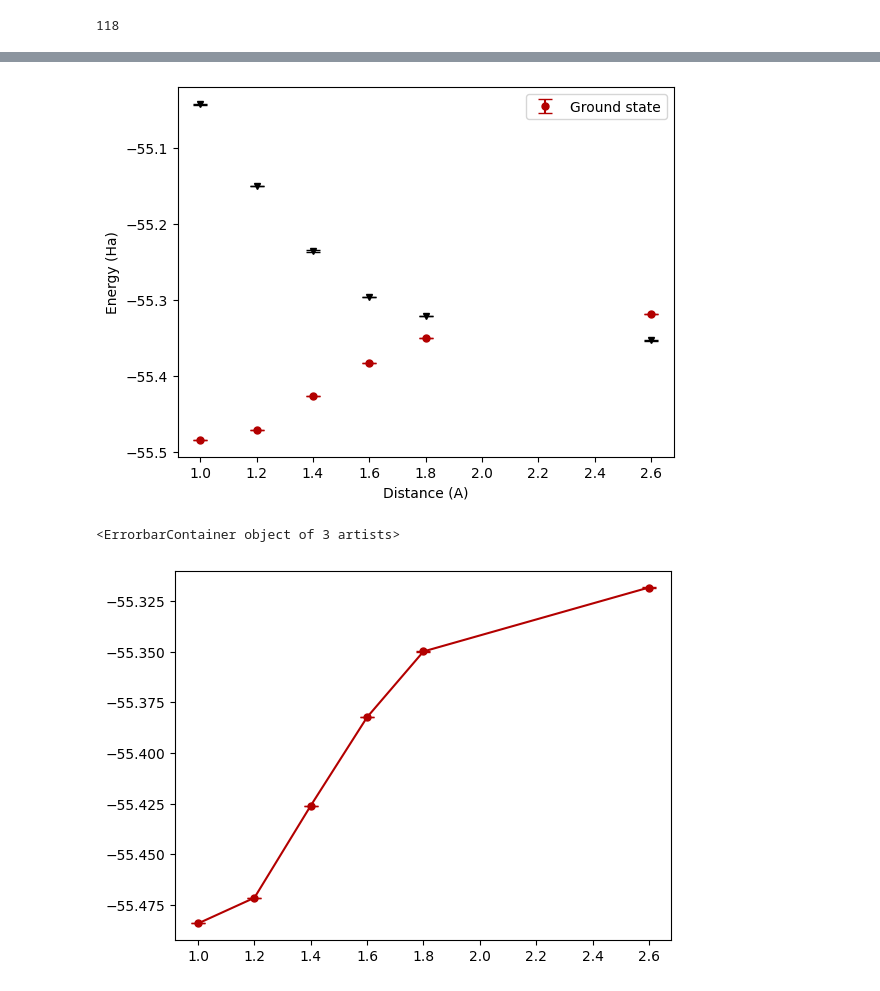
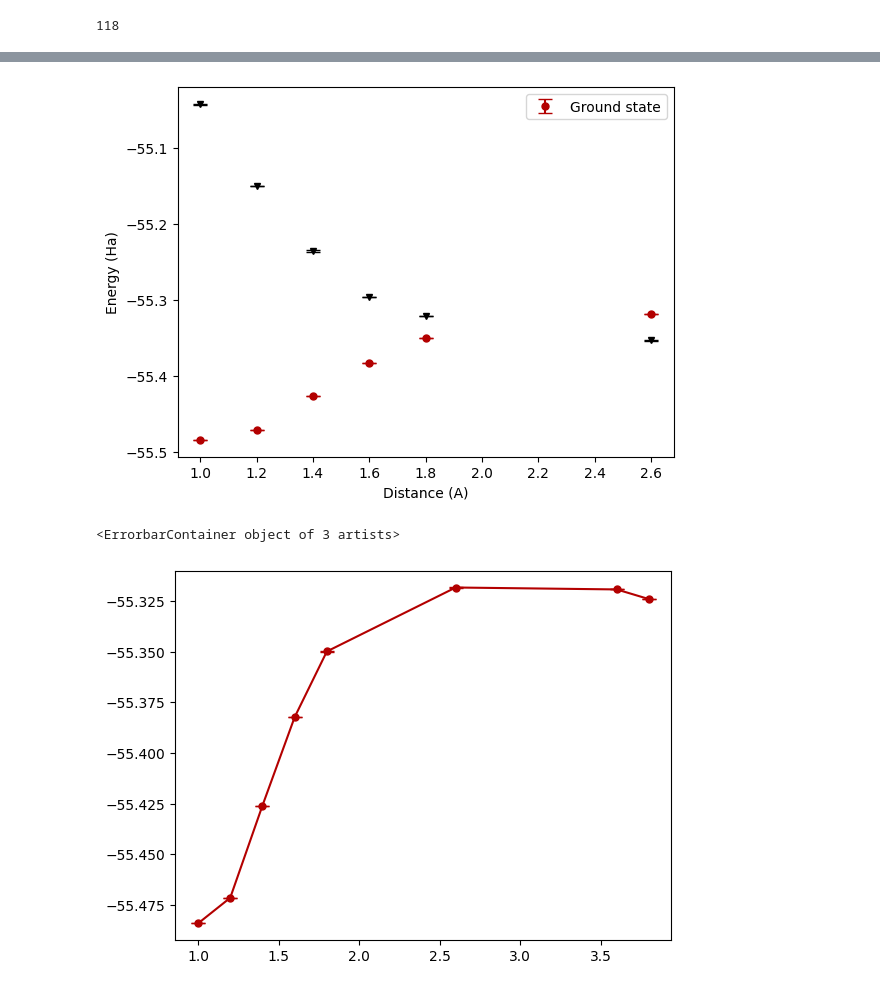
Before and after one commit to srivathsanps-quantum/QC-chemistry, a Jupyter notebook: NH3-shots/NH3-ShotsvsExact-A-EOM-Updated.ipynb, the cells around one changed output, grey strips where cells are left out. Saved outputs shown, nothing was run; the diff lists cells and outputs as text; code cells hidden in the pictures.

```diff
--- a/NH3-shots/NH3-ShotsvsExact-A-EOM-Updated.ipynb
+++ b/NH3-shots/NH3-ShotsvsExact-A-EOM-Updated.ipynb
@@ -2446,0 +2786,8 @@ The mean for 2.6A: [-55.31826731+0.j         -55.35333291+0.j
+# %%
+mean_36 = np.mean(energy36_1000, axis=0)
+print('The mean for 3.6A:', mean_36)
+
+variance_36 =  np.var(energy36_1000, axis=0)
+print(variance_36)
+
+len(variance_36)
@@ -2446,0 +3151,8 @@ The mean for 2.6A: [-55.31826731+0.j         -55.35333291+0.j
+# %%
+mean_38 = np.mean(energy38_1000, axis=0)
+print('The mean for 3.8A:', mean_38)
+
+variance_38 =  np.var(energy38_1000, axis=0)
+print(variance_38)
+
+len(variance_38)
@@ -2447,33 +3178,33 @@ The mean for 2.6A: [-55.31826731+0.j         -55.35333291+0.j
 # %%
 import matplotlib.pyplot as plt
-distance = [1.0, 1.2, 1.4, 1.6, 1.8, 2.6]
-GS = [mean_10[0], mean_12[0], mean_14[0], mean_16[0], mean_18[0], mean_26[0]]
-var_GS = [variance_10[0], variance_12[0], variance_14[0], variance_16[0], variance_18[0], variance_26[0]]
+distance = [1.0, 1.2, 1.4, 1.6, 1.8, 2.6, 3.6, 3.8]
+GS = [mean_10[0], mean_12[0], mean_14[0], mean_16[0], mean_18[0], mean_26[0], mean_36[0], mean_38[0]]
+var_GS = [variance_10[0], variance_12[0], variance_14[0], variance_16[0], variance_18[0], variance_26[0], variance_36[0], variance_38[0]]
 
 
 
 
 #Ground state
 plt.errorbar(distance[0], mean_10[0], yerr=variance_10[0], fmt='o', color= "#b30000", label='Ground state', capsize=5, markersize=5)#Ground state
 plt.errorbar(distance[1], mean_12[0], yerr=variance_12[0], fmt='o', color= "#b30000", capsize=5, markersize=5)
 plt.errorbar(distance[2], mean_14[0], yerr=variance_14[0], fmt='o', color= "#b30000",  capsize=5, markersize=5)
 plt.errorbar(distance[3], mean_16[0], yerr=variance_16[0], fmt='o', color= "#b30000",  capsize=5, markersize=5)
 plt.errorbar(distance[4], mean_18[0], yerr=variance_18[0], fmt='o', color= "#b30000",  capsize=5, markersize=5)
 plt.errorbar(distance[5], mean_26[0], yerr=variance_26[0], fmt='o', color= "#b30000",  capsize=5, markersize=5)
 #1st Excited state
 plt.errorbar(distance[0], mean_10[1], yerr=variance_10[1], fmt='v', color= "k",  capsize=5, markersize=5)  #1st excited state
 plt.errorbar(distance[1], mean_12[1], yerr=variance_12[1], fmt='v', color= "k",  capsize=5, markersize=5)  #1st excited state
 plt.errorbar(distance[2], mean_14[1], yerr=variance_14[1], fmt='v', color= "k",  capsize=5, markersize=5)  #1st excited state
 plt.errorbar(distance[3], mean_16[1], yerr=variance_16[1], fmt='v', color= "k",  capsize=5, markersize=5)  #1st excited state
 plt.errorbar(distance[4], mean_18[1], yerr=variance_18[1], fmt='v', color= "k",  capsize=5, markersize=5)  #1st excited state
 plt.errorbar(distance[5], mean_26[1], yerr=variance_26[1], fmt='v', color= "k",  capsize=5, markersize=5)  #1st excited state
 plt.legend()
 plt.xlabel('Distance (A)')
 plt.ylabel('Energy (Ha)')
 plt.show()
 
 plt.errorbar(distance, GS, yerr=var_GS,fmt='-o', color= "#b30000", label='Ground state-anohter', capsize=5, markersize=5 )
 # %% [output]
 [figure]
 <ErrorbarContainer object of 3 artists>
-[figure, old version]
+[figure, new version]
```
Also changed, not shown: parts of 8 cells of this notebook.
